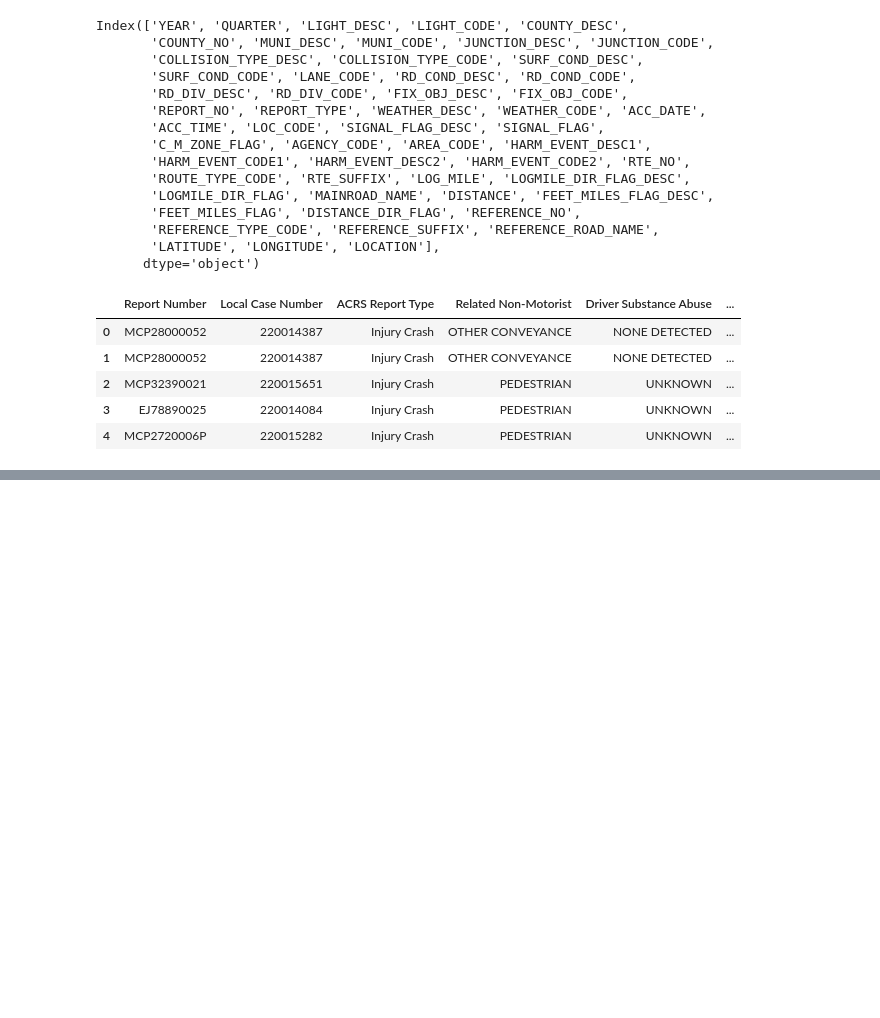
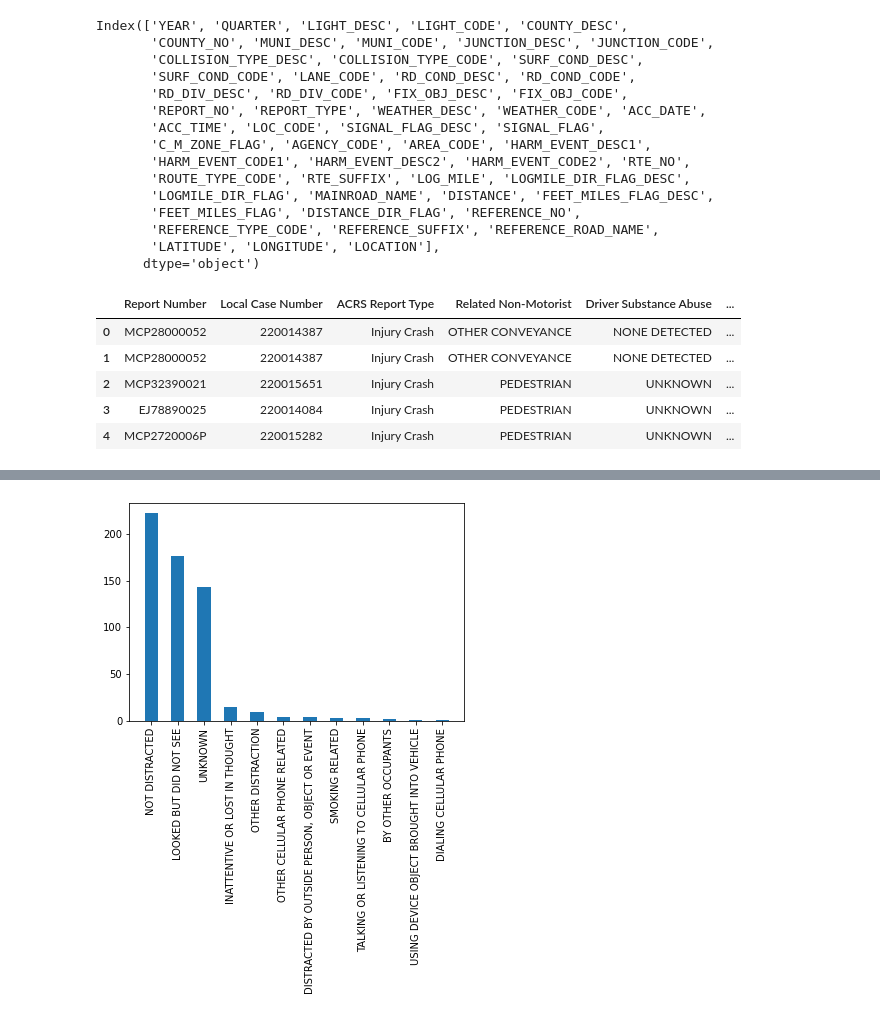
Before and after one commit to mattf4171/Montgomery-County-Collision-Analysis, a Jupyter notebook: driver_distraction_df.ipynb, the cells around one changed output, grey strips where cells are left out. Drawn from its saved outputs; the diff is of its cells as text; code cells hidden in the pictures; blank space fills up the shorter version.

```diff
--- a/driver_distraction_df.ipynb
+++ b/driver_distraction_df.ipynb
@@ -132,0 +206,13 @@ driver_distration_df.to_csv("data/Driver_Distraction.csv",index=False)
+# %%
+# Bar Graph to count driver distractions
+
+ddb = pd.value_counts(driver_distraction_df['Driver Distracted By'].values,sort=True)
+
+ddb_x_axis = np.arange(len(ddb))
+tick_locations = [value for value in ddb_x_axis]
+plt.xticks(tick_locations,['NOT DISTRACTED','LOOKED BUT DID NOT SEE','UNKNOWN','INATTENTIVE OR LOST IN THOUGHT','OTHER DISTRACTION','OTHER CELLULAR PHONE RELATED','DISTRACTED BY OUTSIDE PERSON, OBJECT OR EVENT','SMOKING RELATED','TALKING OR LISTENING TO CELLULAR PHONE','BY OTHER OCCUPANTS','USING DEVICE OBJECT BROUGHT INTO VEHICLE','DIALING CELLULAR PHONE'],rotation='vertical')
+
+plt.bar(ddb_x_axis,ddb,width=0.50)
+plt.show()
+# %% [output]
+[figure, added]
```
Also changed, not shown: parts of 10 cells of this notebook, 2 other files.
